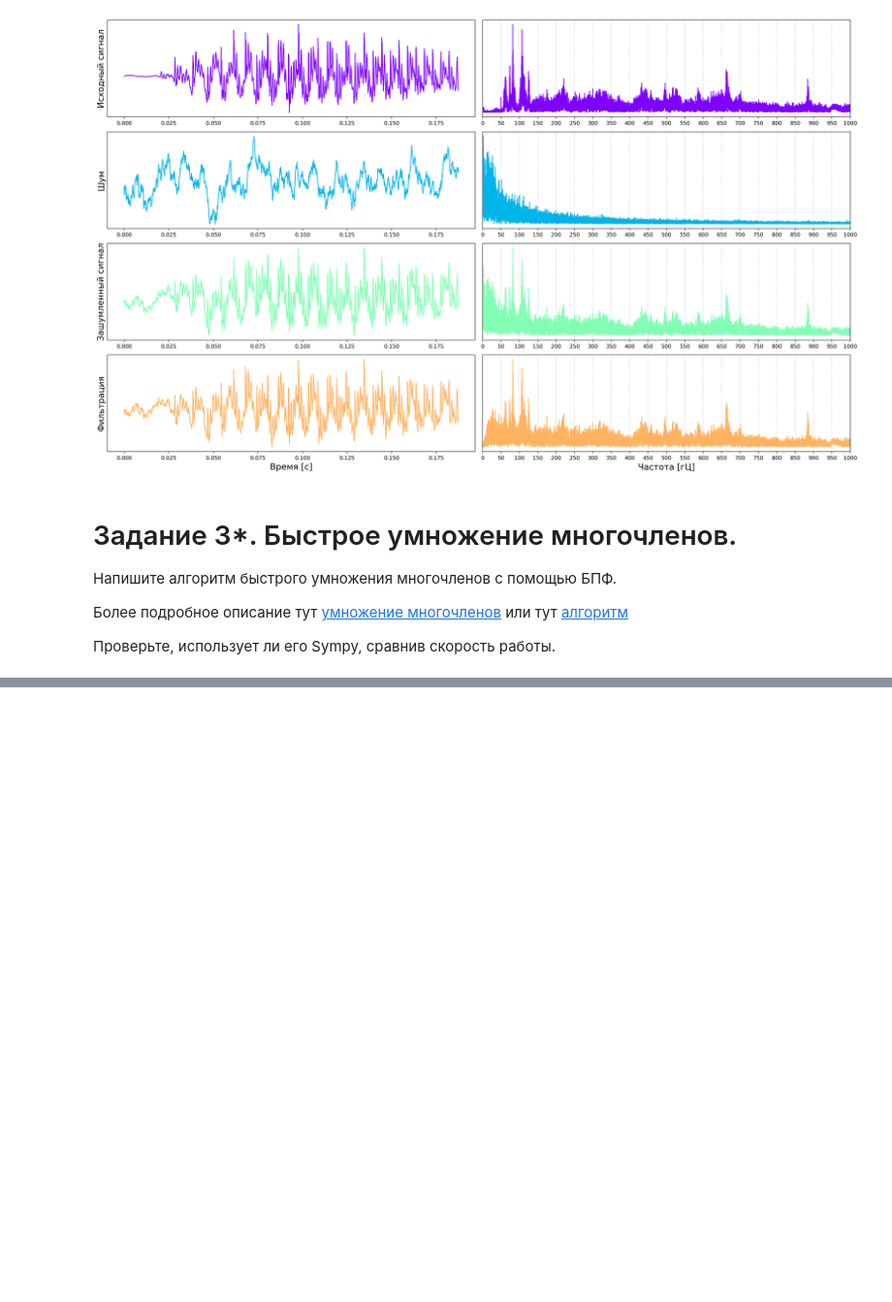
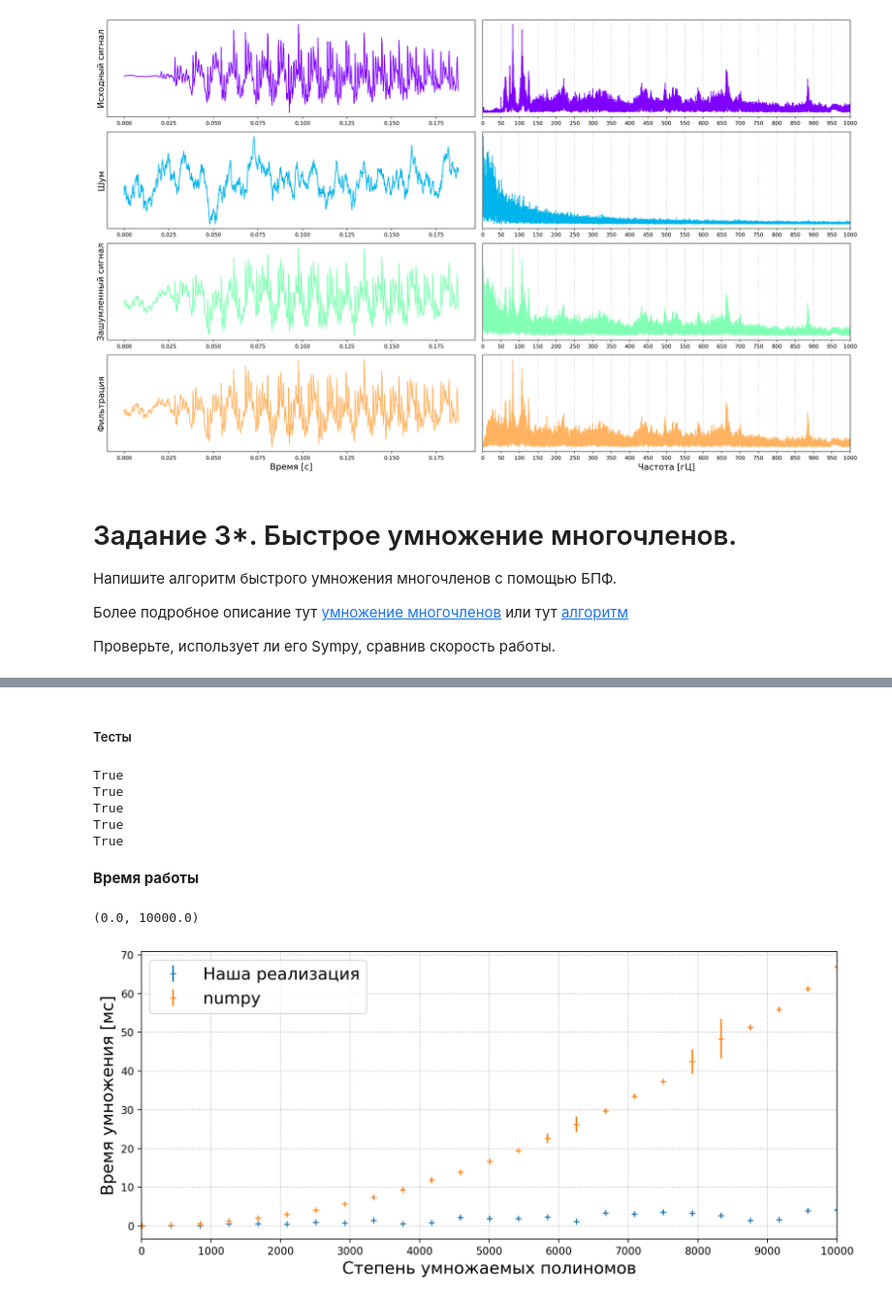
Before and after one commit to ShmakovVladimir/Computational_mathematics_second_sem, a Jupyter notebook: hw5/Семинар_+_Задание_5_Дискретный_Фурье.ipynb, the cells around one changed output, grey strips where cells are left out. Shown at 97% size. Cells and saved outputs as stored; diff of their text form; code cells hidden in the pictures; blank space fills up the shorter version.

Commit message:
poly mult

```diff
--- a/hw5/Семинар_+_Задание_5_Дискретный_Фурье.ipynb
+++ b/hw5/Семинар_+_Задание_5_Дискретный_Фурье.ipynb
@@ -646,0 +726,19 @@ fig.tight_layout()
+# %% [markdown]
+##### Тесты
+# %%
+for _ in range(5):
+    size_a, size_b = np.random.randint(low = 10, high = 200), np.random.randint(low = 10, high = 200)
+    a = np.random.randint(low = 1, high = 20, size = size_a)
+    b = np.random.randint(low = 1, high = 20, size = size_b)
+    pa, pb = np.poly1d(a), np.poly1d(b)
+    pc = np.polymul(pa, pb)
+    c = poly_mult(a, b)
+    print(np.allclose(pc.coef, c))
+# %% [output]
+True
+True
+True
+True
+True
+# %% [markdown]
+__Время работы__
@@ -646,0 +748,45 @@ fig.tight_layout()
+# %%
+length_values = np.linspace(10, 1e4, 25, dtype = np.int64)
+time_numpy = []
+time_me = []
+
+for l in length_values:
+    n, m = [], []
+    for _ in range(100):
+        a = np.random.randint(low = 1, high = 2000, size = l)
+        b = np.random.randint(low = 1, high = 2000, size = l)
+        pa, pb = np.poly1d(a), np.poly1d(b)
+        start = time.perf_counter_ns()
+        pc = np.polymul(pa, pb)
+        num = time.perf_counter_ns() - start
+        n.append(num)
+        start = time.perf_counter_ns()
+        c = poly_mult(a, b)
+        me = time.perf_counter_ns() - start
+        m.append(me)
+    time_numpy.append(n)
+    time_me.append(m)
+time_numpy = np.array(time_numpy)
+time_me = np.array(time_me)
+# %%
+plt.figure(figsize = (12, 5), dpi = 200)
+plt.errorbar(length_values,
+             np.mean(time_me, axis = 1) / 1e6,
+             yerr=np.std(time_me, axis = 1) / 1e6,
+             fmt = '+',
+             label = 'Наша реализация')
+plt.errorbar(length_values,
+             np.mean(time_numpy, axis= 1) / 1e6,
+             fmt = '+',
+             label = 'numpy',
+             yerr=np.std(time_numpy, axis= 1) / 1e6)
+plt.legend(fontsize = 16)
+
+plt.xlabel("Степень умножаемых полиномов", fontsize = 16)
+plt.ylabel("Время умножения [мс]", fontsize = 16)
+plt.grid(ls=':')
+plt.xticks(np.arange(0, int(1e4) * 2, 1000))
+plt.xlim(0, int(1e4))
+# %% [output]
+(0.0, 10000.0)
+[figure, added]
```
Also changed, not shown: parts of 10 cells of this notebook.
